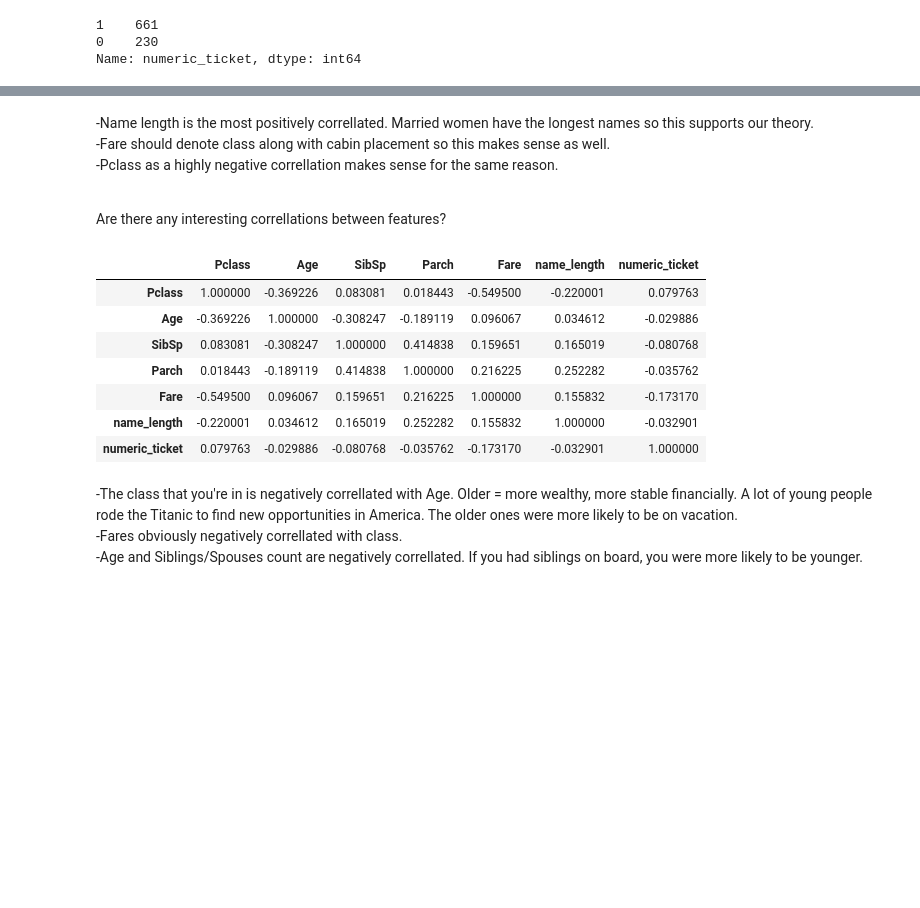
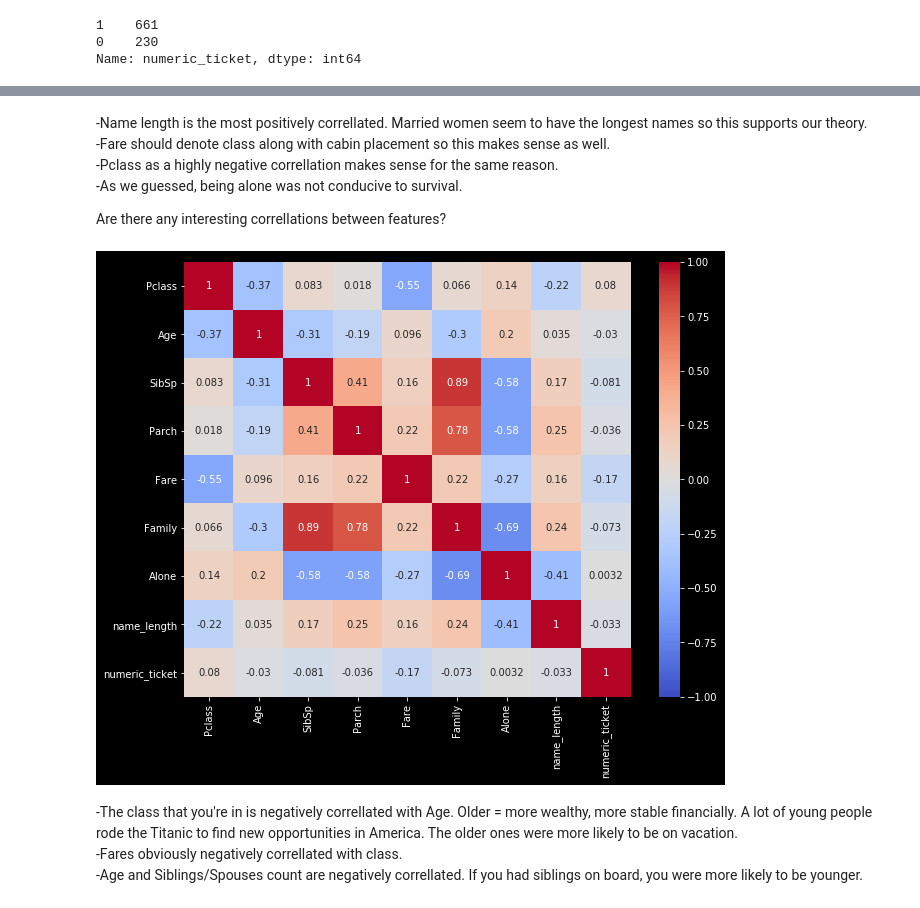
Before and after one commit to Huntsworth7/Titanic, a Jupyter notebook: Requisite Titanic Project.ipynb, the cells around one changed output, grey strips where cells are left out. Drawn from its saved outputs; the diff is of its cells as text; code cells hidden in the pictures; blank space fills up the shorter version.

Commit message:
Finalized project
-Uploaded completed notebook
-Uploaded images for Readme

```diff
--- a/Requisite Titanic Project.ipynb
+++ b/Requisite Titanic Project.ipynb
@@ -133,0 +142,3 @@ When I was looking at the data, I noticed a lot of the married women would be li
+# %%
+train['Family'] = train['Parch'] + train['SibSp']
+train.Family.value_counts()
@@ -380,24 +416,21 @@ Age              -0.077221
 Pclass           -0.338481
 Name: Survived, dtype: float64
 # %% [markdown]
--Name length is the most positively correllated. Married women have the longest names so this supports our theory. <br>
+-Name length is the most positively correllated. Married women seem to have the longest names so this supports our theory. <br>
 -Fare should denote class along with cabin placement so this makes sense as well. <br>
--Pclass as a highly negative correllation makes sense for the same reason. <br><br>
+-Pclass as a highly negative correllation makes sense for the same reason. <br>
+-As we guessed, being alone was not conducive to survival.
+
 
 Are there any interesting correllations between features?
 # %%
 correllation.drop(['Survived'], inplace=True)
 correllation.drop(columns=['Survived'], inplace=True)
-correllation
+fig, ax = plt.subplots(figsize = (10,8))
+sns.heatmap(correllation, annot=True, cmap='coolwarm', vmin=-1, center=0, vmax=1)
+plt.show()
 # %% [output]
-|  | Pclass | Age | SibSp | Parch | Fare | name_length | numeric_ticket |
-| Pclass | 1.000000 | -0.369226 | 0.083081 | 0.018443 | -0.549500 | -0.220001 | 0.079763 |
-| Age | -0.369226 | 1.000000 | -0.308247 | -0.189119 | 0.096067 | 0.034612 | -0.029886 |
-| SibSp | 0.083081 | -0.308247 | 1.000000 | 0.414838 | 0.159651 | 0.165019 | -0.080768 |
-| Parch | 0.018443 | -0.189119 | 0.414838 | 1.000000 | 0.216225 | 0.252282 | -0.035762 |
-| Fare | -0.549500 | 0.096067 | 0.159651 | 0.216225 | 1.000000 | 0.155832 | -0.173170 |
-| name_length | -0.220001 | 0.034612 | 0.165019 | 0.252282 | 0.155832 | 1.000000 | -0.032901 |
-| numeric_ticket | 0.079763 | -0.029886 | -0.080768 | -0.035762 | -0.173170 | -0.032901 | 1.000000 |
+[figure, added]
 # %% [markdown]
 -The class that you're in is negatively correllated with Age. Older = more wealthy, more stable financially. A lot of young people rode the Titanic to find new opportunities in America. The older ones were more likely to be on vacation. <br>
 -Fares obviously negatively correllated with class. <br>
```
Also changed, not shown: parts of 76 cells of this notebook, 4 other files.
